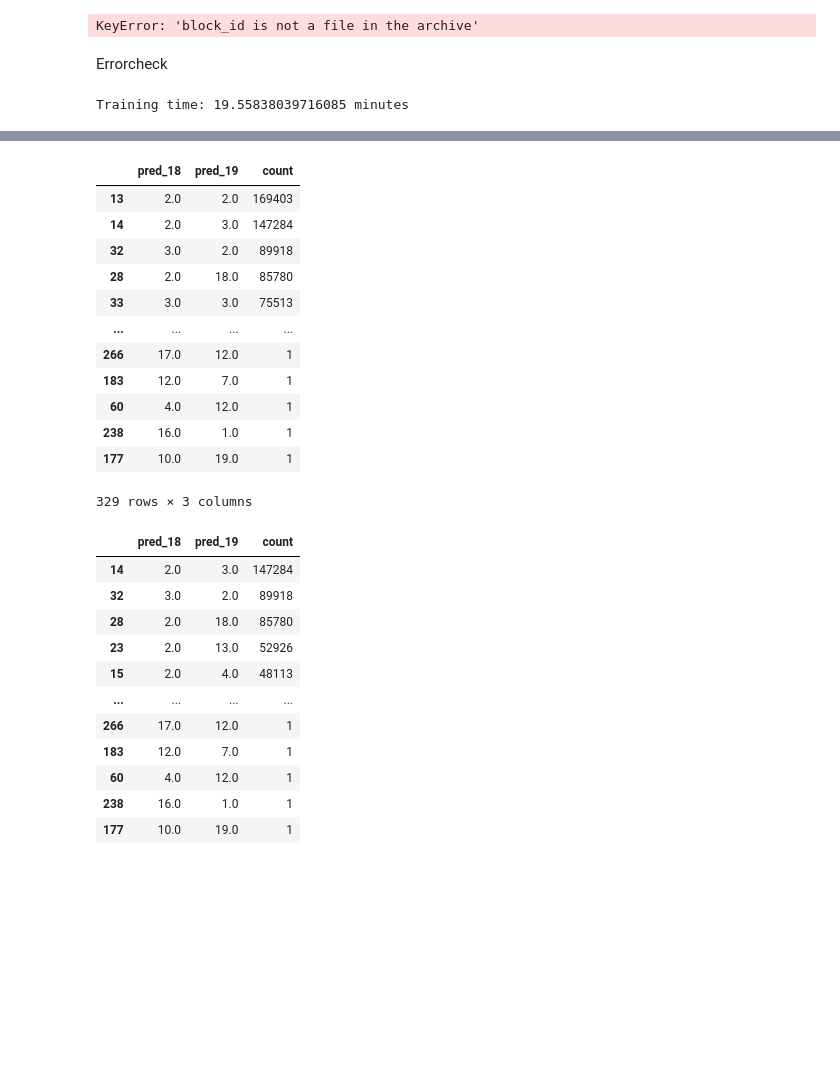
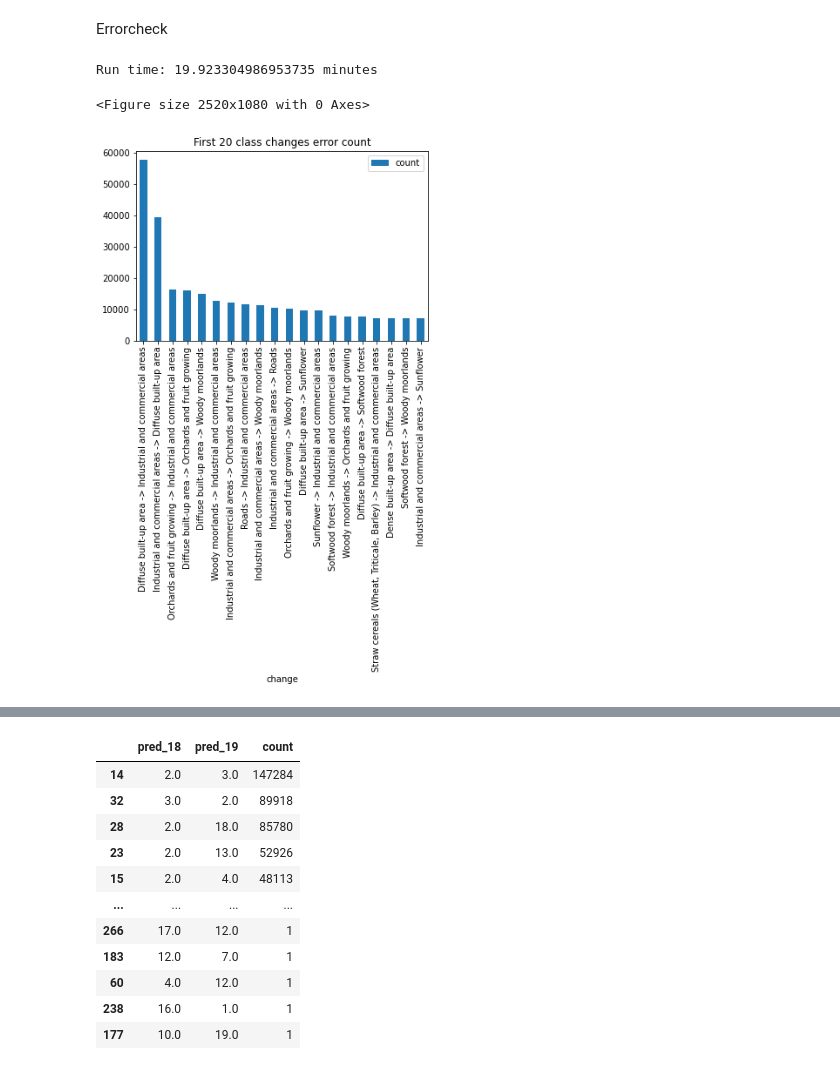
Before and after one commit to Arioluwa/DeepChange, a Jupyter notebook: RF_model/dev.ipynb, the cells around one changed output, grey strips where cells are left out. Cells and saved outputs as stored; diff of their text form; code cells hidden in the pictures; blank space fills up the shorter version.

```diff
--- a/RF_model/dev.ipynb
+++ b/RF_model/dev.ipynb
@@ -168,10 +0,0 @@ class SITSData(Dataset):
-# %%
-source_sits = "../subset_data/2018_subset.npz"
-target_sits = "../subset_data/2019_subset.npz"
-train_val_eval = "train_val_eval_rf.txt"
-case = 2
-set = "trainval"
-transform = None
-dataset = SITSData(case, source_sits, target_sits, train_val_eval, set, transform)
-# %% [output]
-KeyError: 'block_id is not a file in the archive'
@@ -272,16 +110,18 @@ def changeErrorCheck(
 # %%
-change_map = '../../../results/RF/change_D/change_map_case_2.tif'
+change_map = '../../../results/RF/change_D/change_map_sep_yr.tif'
 gt_source = '../../../data/sample_shapefiles/samples_oso2018_T31TCJ.shp'
 gt_target = '../../../data/sample_shapefiles/samples_oso2019_T31TCJ.shp'
 pred_source = '../../../results/RF/2018_rf_model_2_map.tif'
-pred_target = '../../../results/RF/2019_rf_model_2_map.tif'
+pred_target = '../../../results/RF/2019_rf_model_3_map.tif'
+outdir = '../../../results/RF/change_D/errorstats'
 # %%
-import time
 start_time = time.time()
-important_gdf = changeErrorCheck(change_map, gt_source, gt_target, pred_source, pred_target)
-print("Training time: %s minutes" % ((time.time() - start_time)/60))
+changeErrorCheck(change_map, gt_source, gt_target, pred_source, pred_target, outdir)
+print("Run time: %s minutes" % ((time.time() - start_time)/60))
 # %% [output]
-Training time: 19.55838039716085 minutes
+Run time: 19.923304986953735 minutes
+<Figure size 2520x1080 with 0 Axes>
+[figure, added]
 # %% [markdown]
 model 1 = Run time: 19.66328562895457 minutes
 model 2 = Run time: 19.55838039716085 minutes
@@ -290,19 +130,3 @@ errorstat = important_gdf.groupby(['pred_18', 'pred_19']).size()
 errorstat_df = errorstat.to_frame(name= 'count').reset_index()
 # %%
 errorstat_df.sort_values(by=['count'], ascending=False, inplace=True)
-# %%
-errorstat_df
-# %% [output]
-|  | pred_18 | pred_19 | count |
-| 13 | 2.0 | 2.0 | 169403 |
-| 14 | 2.0 | 3.0 | 147284 |
-| 32 | 3.0 | 2.0 | 89918 |
-| 28 | 2.0 | 18.0 | 85780 |
-| 33 | 3.0 | 3.0 | 75513 |
-| ... | ... | ... | ... |
-| 266 | 17.0 | 12.0 | 1 |
-| 183 | 12.0 | 7.0 | 1 |
-| 60 | 4.0 | 12.0 | 1 |
-| 238 | 16.0 | 1.0 | 1 |
-| 177 | 10.0 | 19.0 | 1 |
-329 rows × 3 columns
```
Also changed, not shown: parts of 19 cells of this notebook, 3 other files.
